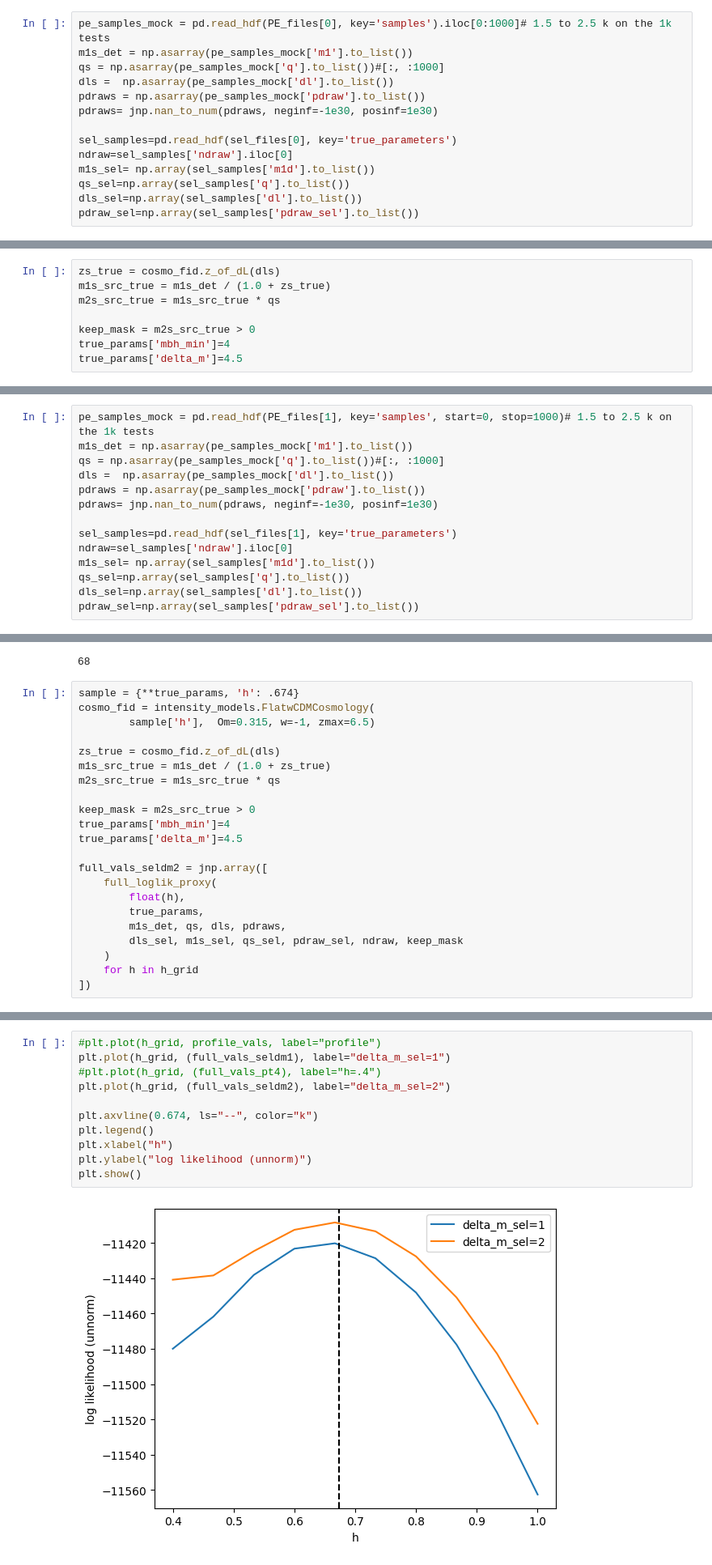
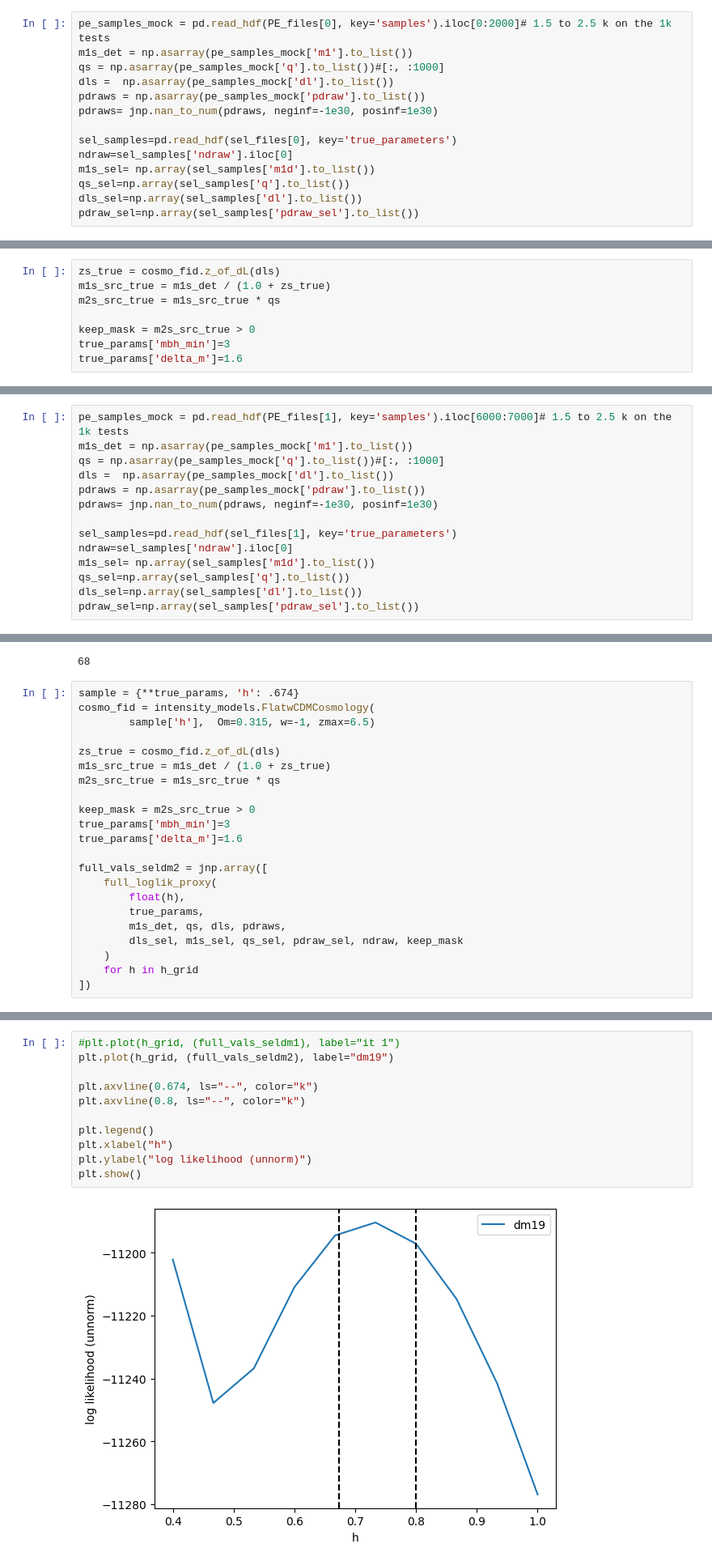
Before and after one commit to abby-moran/GW_pop_cosmo_inference, a Jupyter notebook: scripts/sandbox.ipynb, the cells around one changed output, grey strips where cells are left out. Shown at 81% size. Cells and saved outputs as stored; diff of their text form.

```diff
--- a/scripts/sandbox.ipynb
+++ b/scripts/sandbox.ipynb
@@ -85,5 +87,5 @@ sel_files=[ '../runs/mockTC5_evo_06042026_mmin4/sel_lwerr_dm45_seldm1.h5', '../r
 # %%
-pe_samples_mock = pd.read_hdf(PE_files[0], key='samples').iloc[0:1000]# 1.5 to 2.5 k on the 1k tests
+pe_samples_mock = pd.read_hdf(PE_files[0], key='samples').iloc[0:2000]# 1.5 to 2.5 k on the 1k tests
 m1s_det = np.asarray(pe_samples_mock['m1'].to_list())
 qs = np.asarray(pe_samples_mock['q'].to_list())#[:, :1000]
 dls =  np.asarray(pe_samples_mock['dl'].to_list())
@@ -207,8 +209,8 @@ m1s_src_true = m1s_det / (1.0 + zs_true)
 m2s_src_true = m1s_src_true * qs
 
 keep_mask = m2s_src_true > 0
-true_params['mbh_min']=4
-true_params['delta_m']=4.5
+true_params['mbh_min']=3
+true_params['delta_m']=1.6
 # %%
 import jax.scipy.special as jss
 # %%
@@ -232,5 +234,5 @@ gc.collect()
 # %%
-pe_samples_mock = pd.read_hdf(PE_files[1], key='samples', start=0, stop=1000)# 1.5 to 2.5 k on the 1k tests
+pe_samples_mock = pd.read_hdf(PE_files[1], key='samples').iloc[6000:7000]# 1.5 to 2.5 k on the 1k tests
 m1s_det = np.asarray(pe_samples_mock['m1'].to_list())
 qs = np.asarray(pe_samples_mock['q'].to_list())#[:, :1000]
 dls =  np.asarray(pe_samples_mock['dl'].to_list())
@@ -257,8 +259,8 @@ m1s_src_true = m1s_det / (1.0 + zs_true)
 m2s_src_true = m1s_src_true * qs
 
 keep_mask = m2s_src_true > 0
-true_params['mbh_min']=4
-true_params['delta_m']=4.5
+true_params['mbh_min']=3
+true_params['delta_m']=1.6
 
 full_vals_seldm2 = jnp.array([
     full_loglik_proxy(
@@ -272,16 +276,16 @@ full_vals_seldm2 = jnp.array([
 # %%
-#plt.plot(h_grid, profile_vals, label="profile")
-plt.plot(h_grid, (full_vals_seldm1), label="delta_m_sel=1")
-#plt.plot(h_grid, (full_vals_pt4), label="h=.4")
-plt.plot(h_grid, (full_vals_seldm2), label="delta_m_sel=2")
+#plt.plot(h_grid, (full_vals_seldm1), label="it 1")
+plt.plot(h_grid, (full_vals_seldm2), label="dm19")
 
 plt.axvline(0.674, ls="--", color="k")
+plt.axvline(0.8, ls="--", color="k")
+
 plt.legend()
 plt.xlabel("h")
 plt.ylabel("log likelihood (unnorm)")
 plt.show()
 # %% [output]
-[figure, old version]
+[figure, new version]
 # %%
 gc.collect()
 # %% [output]
```
Also changed, not shown: parts of 4 cells of this notebook, 25 other files.
